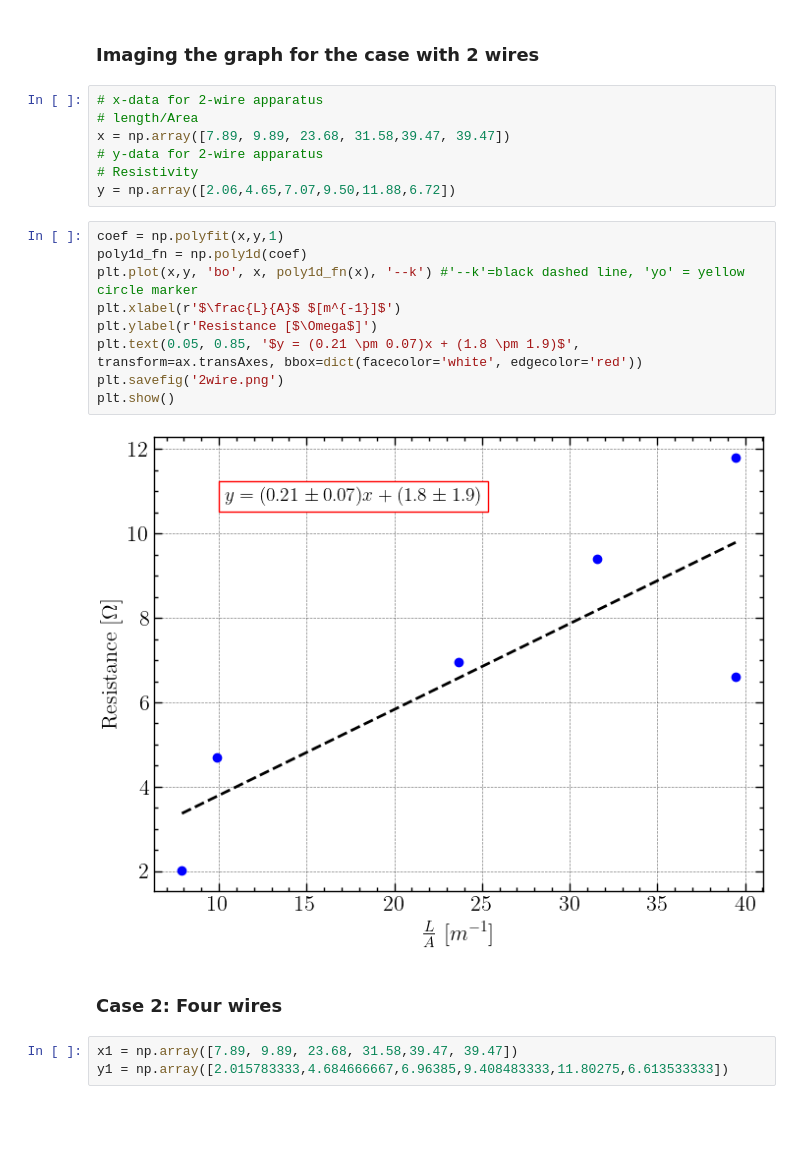
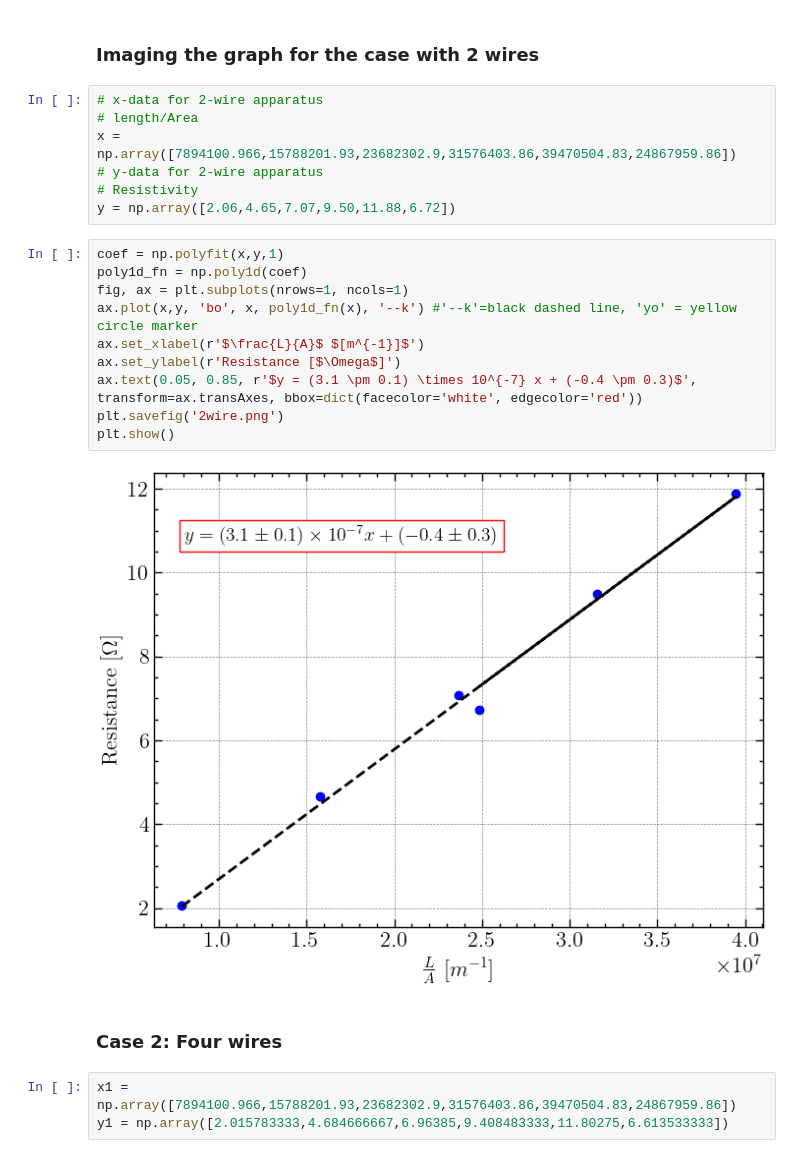
Before and after one commit to devkhullar/PHYS-2000-lab, a Jupyter notebook: Resistivity.ipynb, the cells around one changed output. Saved outputs shown, nothing was run; the diff lists cells and outputs as text; blank space fills up the shorter version.

```diff
--- a/Resistivity.ipynb
+++ b/Resistivity.ipynb
@@ -22,25 +22,26 @@ rc('font', **font)
 # %%
 # x-data for 2-wire apparatus
 # length/Area
-x = np.array([7.89, 9.89, 23.68, 31.58,39.47, 39.47])
+x = np.array([7894100.966,15788201.93,23682302.9,31576403.86,39470504.83,24867959.86])
 # y-data for 2-wire apparatus
 # Resistivity
 y = np.array([2.06,4.65,7.07,9.50,11.88,6.72])
 # %%
 coef = np.polyfit(x,y,1)
 poly1d_fn = np.poly1d(coef)
-plt.plot(x,y, 'bo', x, poly1d_fn(x), '--k') #'--k'=black dashed line, 'yo' = yellow circle marker
-plt.xlabel(r'$\frac{L}{A}$ $[m^{-1}]$')
-plt.ylabel(r'Resistance [$\Omega$]')
-plt.text(0.05, 0.85, '$y = (0.21 \pm 0.07)x + (1.8 \pm 1.9)$', transform=ax.transAxes, bbox=dict(facecolor='white', edgecolor='red'))
+fig, ax = plt.subplots(nrows=1, ncols=1)
+ax.plot(x,y, 'bo', x, poly1d_fn(x), '--k') #'--k'=black dashed line, 'yo' = yellow circle marker
+ax.set_xlabel(r'$\frac{L}{A}$ $[m^{-1}]$')
+ax.set_ylabel(r'Resistance [$\Omega$]')
+ax.text(0.05, 0.85, r'$y = (3.1 \pm 0.1) \times 10^{-7} x + (-0.4 \pm 0.3)$', transform=ax.transAxes, bbox=dict(facecolor='white', edgecolor='red'))
 plt.savefig('2wire.png')
 plt.show()
 # %% [output]
-[figure, old version]
+[figure, new version]
 # %% [markdown]
 ### Case 2: Four wires
 # %%
-x1 = np.array([7.89, 9.89, 23.68, 31.58,39.47, 39.47])
+x1 = np.array([7894100.966,15788201.93,23682302.9,31576403.86,39470504.83,24867959.86])
 y1 = np.array([2.015783333,4.684666667,6.96385,9.408483333,11.80275,6.613533333])
 # %%
 coef1 = np.polyfit(x1, y1, 1)
```
Also changed, not shown: parts of 1 cell of this notebook.
